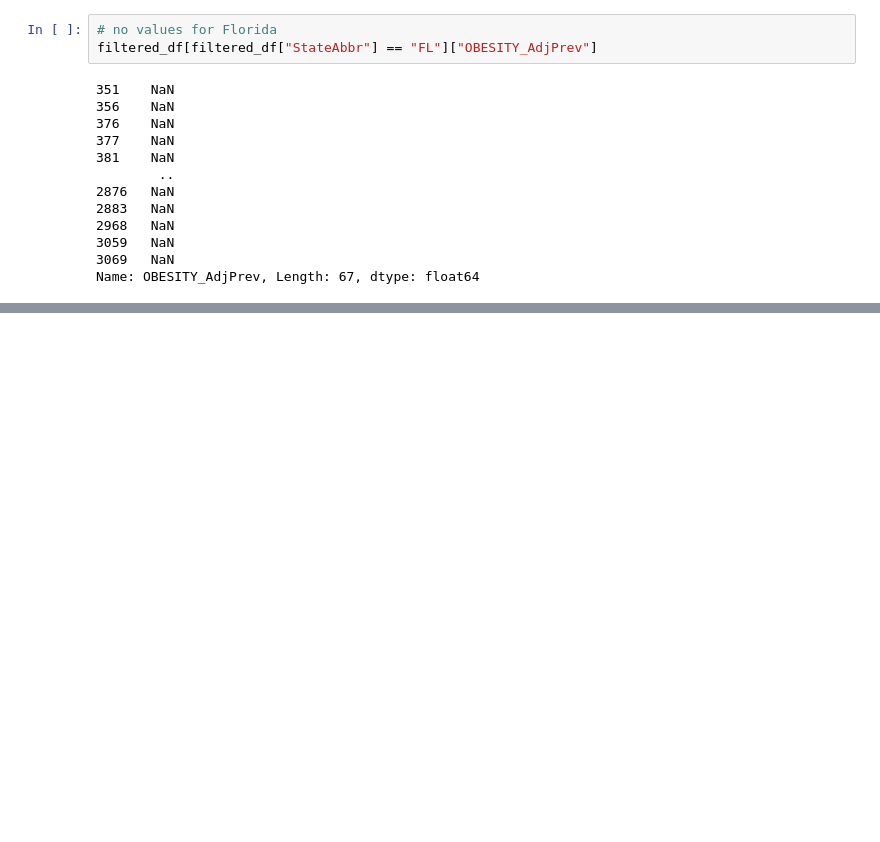
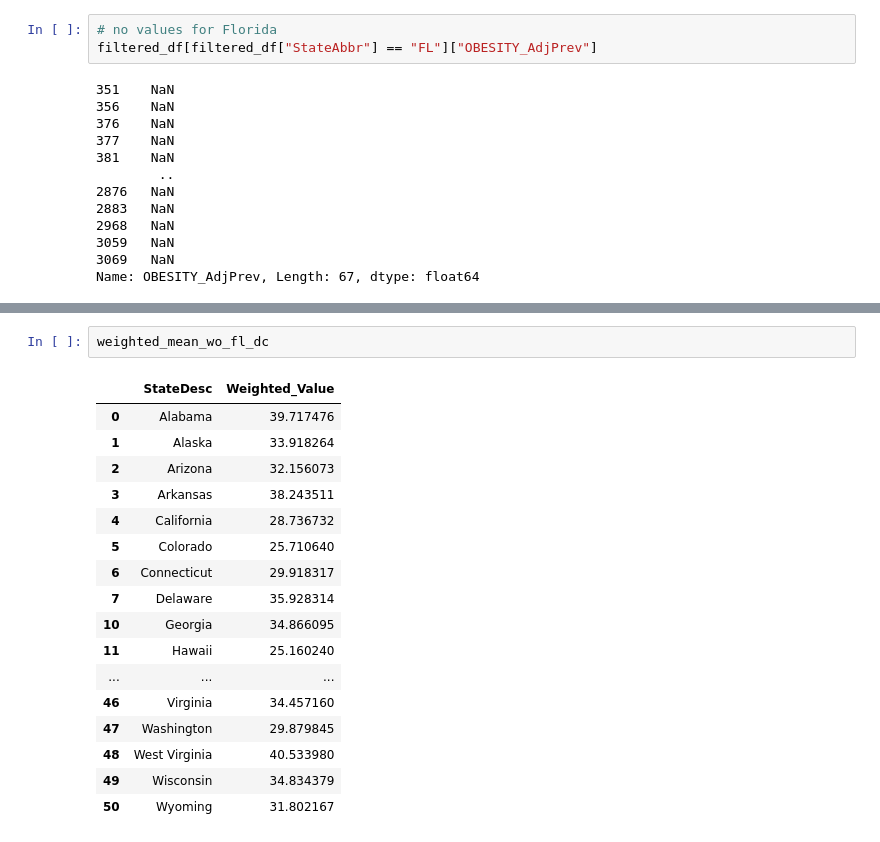
Before and after one commit to heiligni/SWAN, a Jupyter notebook: swan/preprocessing.ipynb, the cells around one changed output, grey strips where cells are left out. Drawn from its saved outputs; the diff is of its cells as text; blank space fills up the shorter version.

```diff
--- a/swan/preprocessing.ipynb
+++ b/swan/preprocessing.ipynb
@@ -94,0 +97,20 @@ This will become an error in seaborn v0.14.0; please update your code.
+# %%
+weighted_mean_wo_fl_dc
+# %% [output]
+|  | StateDesc | Weighted_Value |
+| 0 | Alabama | 39.717476 |
+| 1 | Alaska | 33.918264 |
+| 2 | Arizona | 32.156073 |
+| 3 | Arkansas | 38.243511 |
+| 4 | California | 28.736732 |
+| 5 | Colorado | 25.710640 |
+| 6 | Connecticut | 29.918317 |
+| 7 | Delaware | 35.928314 |
+| 10 | Georgia | 34.866095 |
+| 11 | Hawaii | 25.160240 |
+| ... | ... | ... |
+| 46 | Virginia | 34.457160 |
+| 47 | Washington | 29.879845 |
+| 48 | West Virginia | 40.533980 |
+| 49 | Wisconsin | 34.834379 |
+| 50 | Wyoming | 31.802167 |
```
Also changed, not shown: parts of 4 cells of this notebook.
